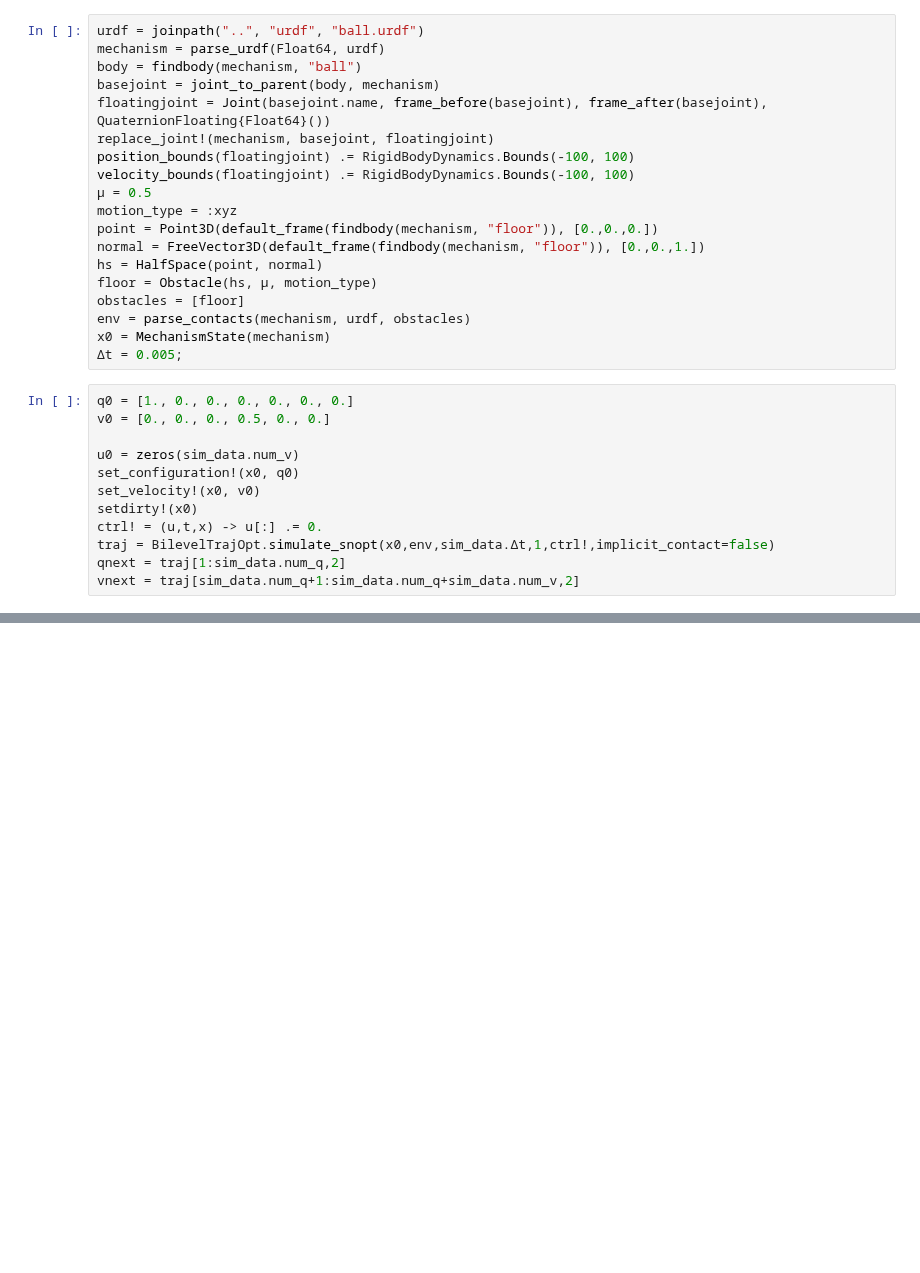
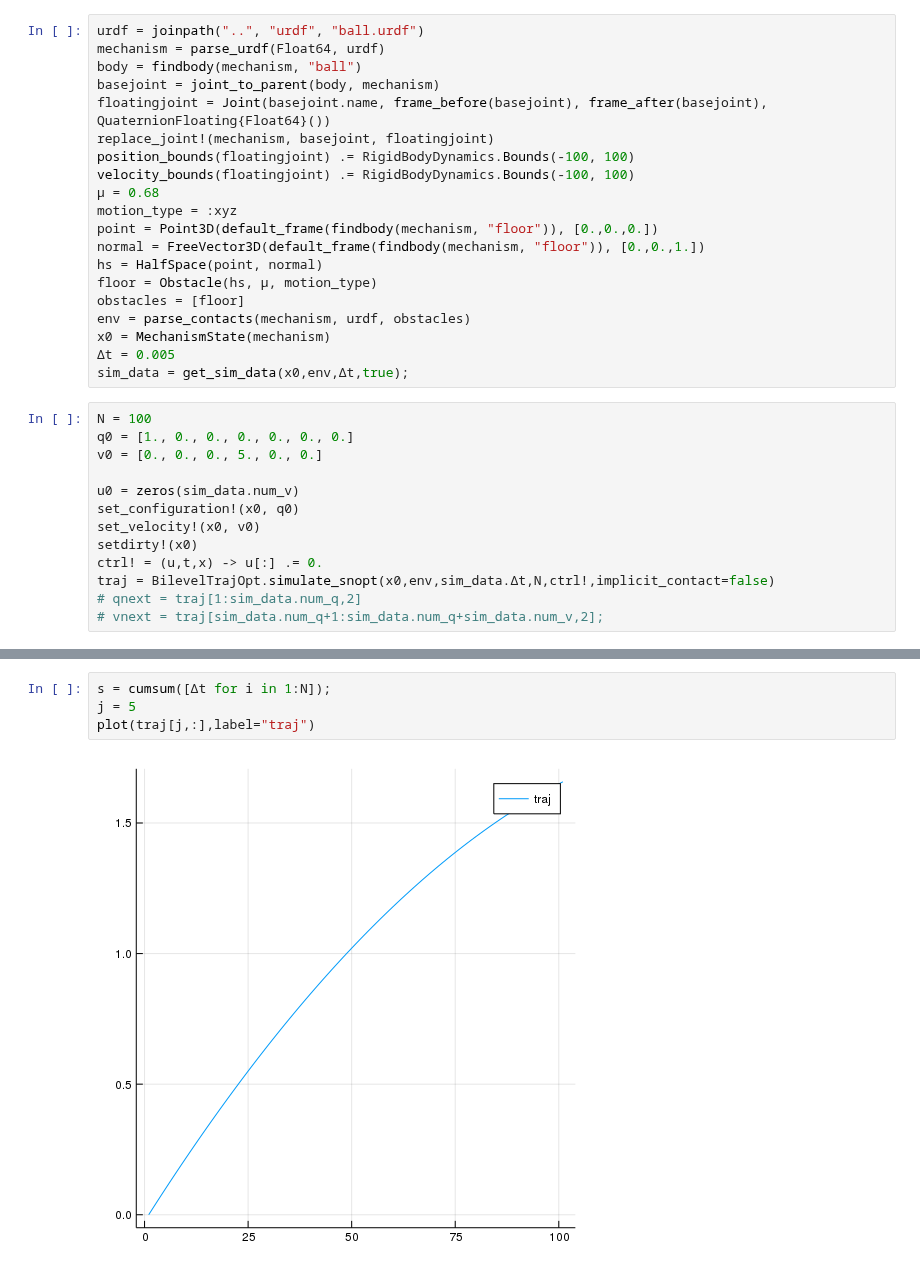
Before and after one commit to blandry/Bilevel.jl, a Jupyter notebook: notebooks/friction-regression.ipynb, the cells around one changed output, grey strips where cells are left out. Cells and saved outputs as stored; diff of their text form; blank space fills up the shorter version.

```diff
--- a/notebooks/friction-regression.ipynb
+++ b/notebooks/friction-regression.ipynb
@@ -14,7 +16,7 @@ floatingjoint = Joint(basejoint.name, frame_before(basejoint), frame_after(basej
 replace_joint!(mechanism, basejoint, floatingjoint)
 position_bounds(floatingjoint) .= RigidBodyDynamics.Bounds(-100, 100)
 velocity_bounds(floatingjoint) .= RigidBodyDynamics.Bounds(-100, 100)
-μ = 0.5
+μ = 0.68
 motion_type = :xyz
 point = Point3D(default_frame(findbody(mechanism, "floor")), [0.,0.,0.])
 normal = FreeVector3D(default_frame(findbody(mechanism, "floor")), [0.,0.,1.])
@@ -23,16 +25,18 @@ floor = Obstacle(hs, μ, motion_type)
 obstacles = [floor]
 env = parse_contacts(mechanism, urdf, obstacles)
 x0 = MechanismState(mechanism)
-Δt = 0.005;
+Δt = 0.005
+sim_data = get_sim_data(x0,env,Δt,true);
 # %%
+N = 100
 q0 = [1., 0., 0., 0., 0., 0., 0.]
-v0 = [0., 0., 0., 0.5, 0., 0.]
+v0 = [0., 0., 0., 5., 0., 0.]
 
 u0 = zeros(sim_data.num_v)
 set_configuration!(x0, q0)
 set_velocity!(x0, v0)
 setdirty!(x0)
 ctrl! = (u,t,x) -> u[:] .= 0.
-traj = BilevelTrajOpt.simulate_snopt(x0,env,sim_data.Δt,1,ctrl!,implicit_contact=false)
-qnext = traj[1:sim_data.num_q,2]
-vnext = traj[sim_data.num_q+1:sim_data.num_q+sim_data.num_v,2]
+traj = BilevelTrajOpt.simulate_snopt(x0,env,sim_data.Δt,N,ctrl!,implicit_contact=false)
+# qnext = traj[1:sim_data.num_q,2]
+# vnext = traj[sim_data.num_q+1:sim_data.num_q+sim_data.num_v,2];
@@ -49,0 +61,6 @@ end
+# %%
+s = cumsum([Δt for i in 1:N]);
+j = 5
+plot(traj[j,:],label="traj")
+# %% [output]
+[figure, added]
```
Also changed, not shown: parts of 5 cells of this notebook, 4 other files.
